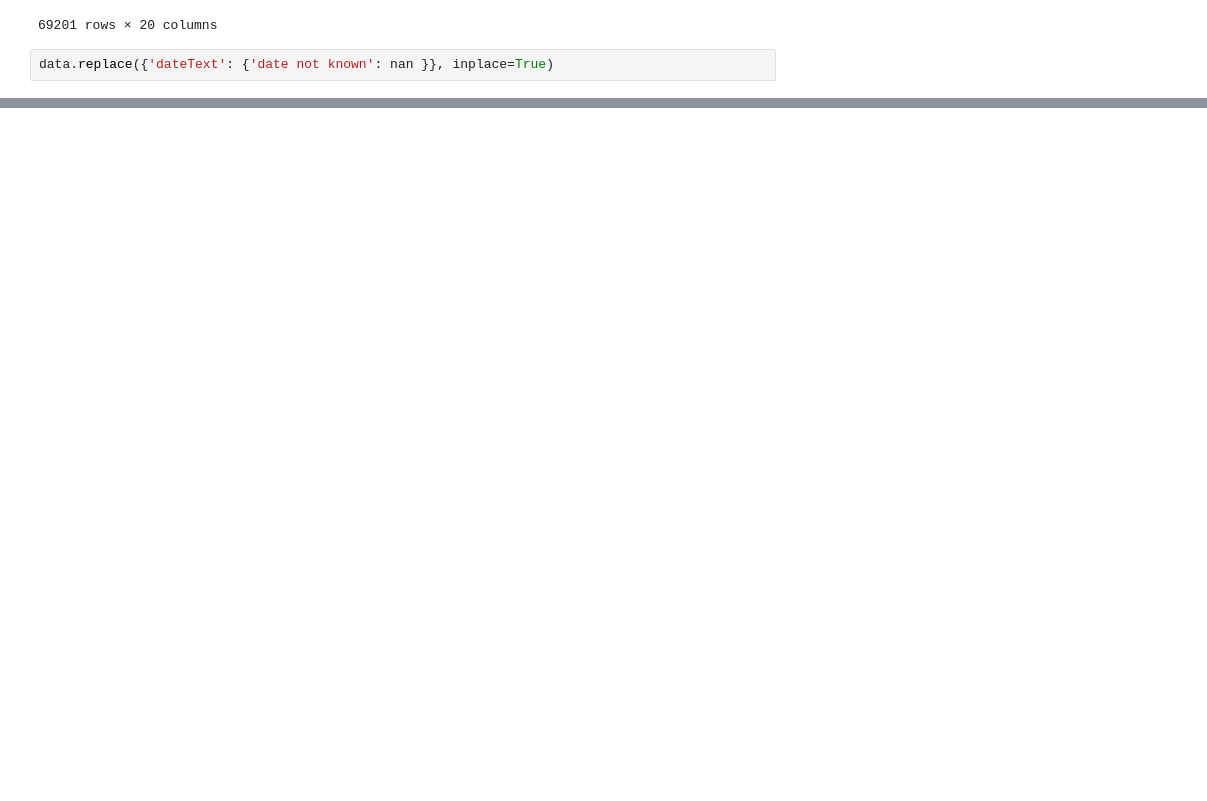
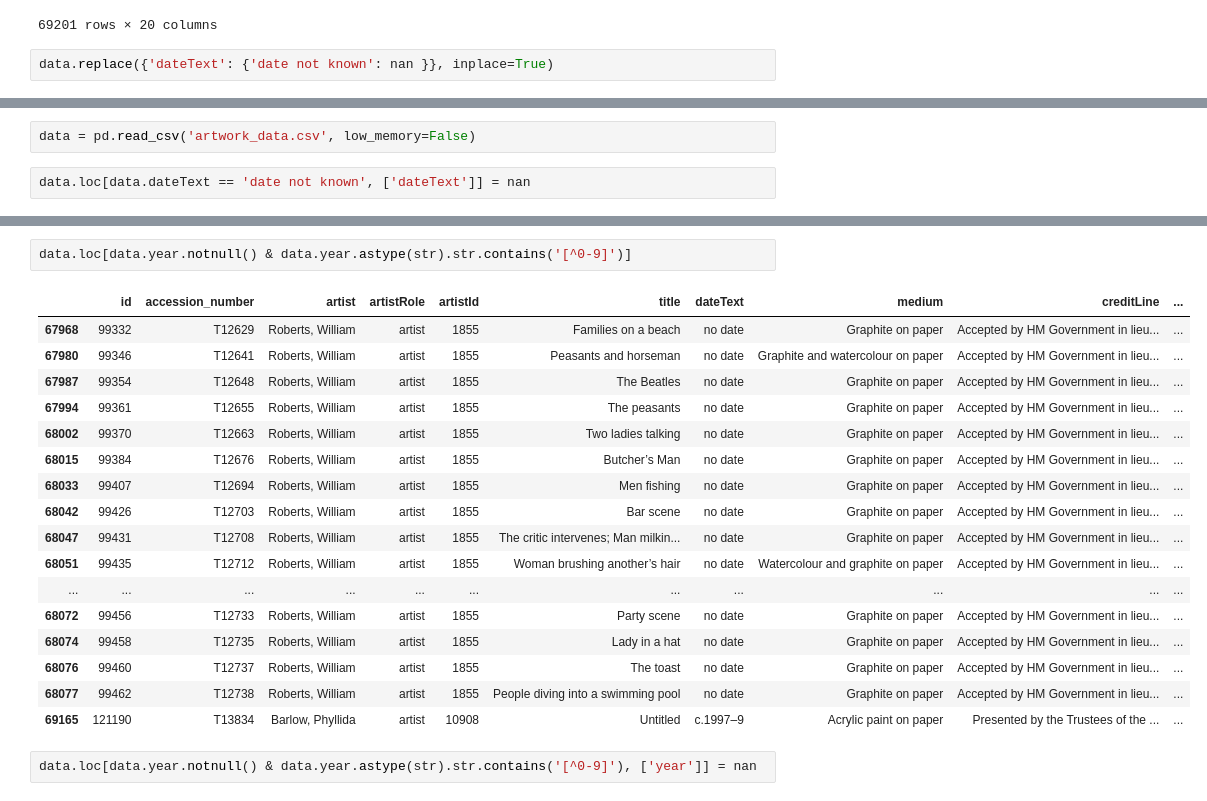
Before and after one commit to jho97/data-analyst-week-2, a Jupyter notebook: may_25/personal_work/handeling_bad_data.ipynb, the cells around one changed output, grey strips where cells are left out. Drawn from its saved outputs; the diff is of its cells as text; blank space fills up the shorter version.

Commit message:
dropping data

```diff
--- a/may_25/personal_work/handeling_bad_data.ipynb
+++ b/may_25/personal_work/handeling_bad_data.ipynb
@@ -121,3 +121,7 @@ data.head()
 | 2 | 1037 | A00003 | Blake, Robert | artist | 38 | The Preaching of Warning. Verso: ... | ?c.1785 | Graphite on paper. Verso: graphit... | Presented by Mrs John Richmond 1922 | ... |
 | 3 | 1038 | A00004 | Blake, Robert | artist | 38 | Six Drawings of Figures with Outs... | NaN | Graphite on paper | Presented by Mrs John Richmond 1922 | ... |
 | 4 | 1039 | A00005 | Blake, William | artist | 39 | The Circle of the Lustful: France... | 1826–7, reprinted 1892 | Line engraving on paper | Purchased with the assistance of ... | ... |
+# %%
+data = pd.read_csv('artwork_data.csv', low_memory=False)
+# %%
+data.loc[data.dateText == 'date not known', ['dateText']] = nan
@@ -123,0 +137,22 @@ data.head()
+# %%
+data.loc[data.year.notnull() & data.year.astype(str).str.contains('[^0-9]')]
+# %% [output]
+|  | id | accession_number | artist | artistRole | artistId | title | dateText | medium | creditLine | ... |
+| 67968 | 99332 | T12629 | Roberts, William | artist | 1855 | Families on a beach | no date | Graphite on paper | Accepted by HM Government in lieu... | ... |
+| 67980 | 99346 | T12641 | Roberts, William | artist | 1855 | Peasants and horseman | no date | Graphite and watercolour on paper | Accepted by HM Government in lieu... | ... |
+| 67987 | 99354 | T12648 | Roberts, William | artist | 1855 | The Beatles | no date | Graphite on paper | Accepted by HM Government in lieu... | ... |
+| 67994 | 99361 | T12655 | Roberts, William | artist | 1855 | The peasants | no date | Graphite on paper | Accepted by HM Government in lieu... | ... |
+| 68002 | 99370 | T12663 | Roberts, William | artist | 1855 | Two ladies talking | no date | Graphite on paper | Accepted by HM Government in lieu... | ... |
+| 68015 | 99384 | T12676 | Roberts, William | artist | 1855 | Butcher’s Man | no date | Graphite on paper | Accepted by HM Government in lieu... | ... |
+| 68033 | 99407 | T12694 | Roberts, William | artist | 1855 | Men fishing | no date | Graphite on paper | Accepted by HM Government in lieu... | ... |
+| 68042 | 99426 | T12703 | Roberts, William | artist | 1855 | Bar scene | no date | Graphite on paper | Accepted by HM Government in lieu... | ... |
+| 68047 | 99431 | T12708 | Roberts, William | artist | 1855 | The critic intervenes; Man milkin... | no date | Graphite on paper | Accepted by HM Government in lieu... | ... |
+| 68051 | 99435 | T12712 | Roberts, William | artist | 1855 | Woman brushing another’s hair | no date | Watercolour and graphite on paper | Accepted by HM Government in lieu... | ... |
+| ... | ... | ... | ... | ... | ... | ... | ... | ... | ... | ... |
+| 68072 | 99456 | T12733 | Roberts, William | artist | 1855 | Party scene | no date | Graphite on paper | Accepted by HM Government in lieu... | ... |
+| 68074 | 99458 | T12735 | Roberts, William | artist | 1855 | Lady in a hat | no date | Graphite on paper | Accepted by HM Government in lieu... | ... |
+| 68076 | 99460 | T12737 | Roberts, William | artist | 1855 | The toast | no date | Graphite on paper | Accepted by HM Government in lieu... | ... |
+| 68077 | 99462 | T12738 | Roberts, William | artist | 1855 | People diving into a swimming pool | no date | Graphite on paper | Accepted by HM Government in lieu... | ... |
+| 69165 | 121190 | T13834 | Barlow, Phyllida | artist | 10908 | Untitled | c.1997–9 | Acrylic paint on paper | Presented by the Trustees of the ... | ... |
+# %%
+data.loc[data.year.notnull() & data.year.astype(str).str.contains('[^0-9]'), ['year']] = nan
```
Also changed, not shown: parts of 17 cells of this notebook.
